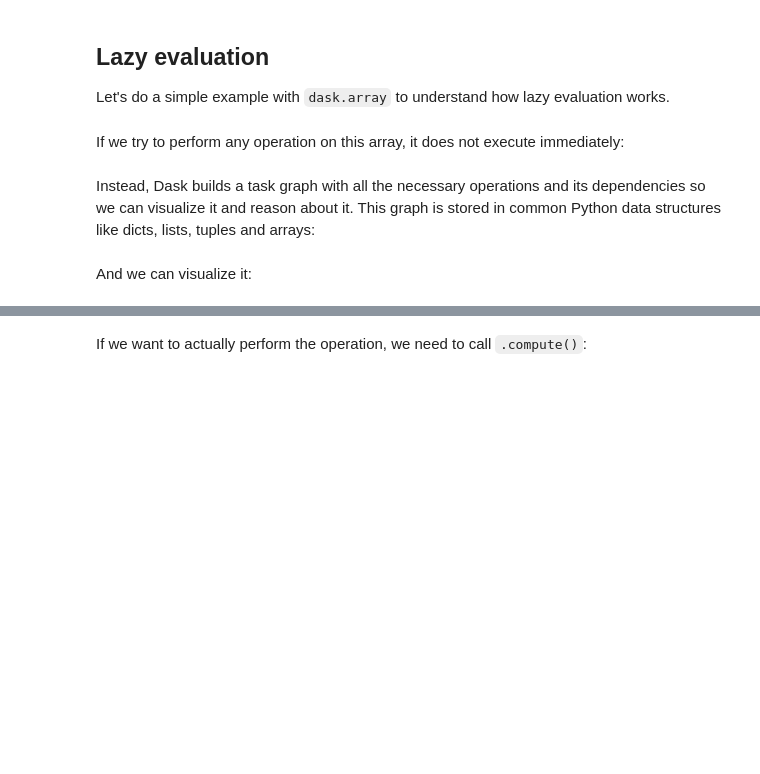
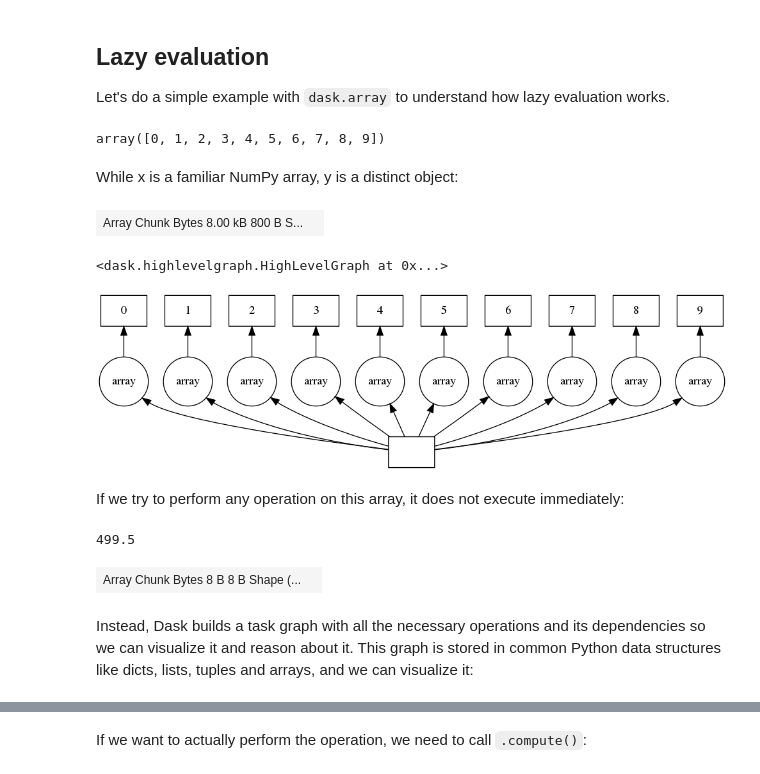
Before and after one commit to astrojuanlu/ie-mbd-advanced-python, a Jupyter notebook: sessions/extra_dask.ipynb, the cells around one changed output, grey strips where cells are left out. Cells and saved outputs as stored; diff of their text form; code cells hidden in the pictures; blank space fills up the shorter version.

Commit message:
Partial progress on Dask session

```diff
--- a/sessions/extra_dask.ipynb
+++ b/sessions/extra_dask.ipynb
@@ -60,6 +63,33 @@ Let's do a simple example with `dask.array` to understand how lazy evaluation wo
+# %%
+x = np.arange(1000)
+y = da.from_array(x, chunks=100)
+# %%
+x[:10]
+# %% [output]
+array([0, 1, 2, 3, 4, 5, 6, 7, 8, 9])
+# %% [markdown]
+While x is a familiar NumPy array, y is a distinct object:
+# %%
+y
+# %% [output]
+| Array Chunk Bytes 8.00 kB 800 B S... |  |
+# %%
+y.dask
+# %% [output]
+<dask.highlevelgraph.HighLevelGraph at 0x...>
+# %%
+y.visualize()
+# %% [output]
+[figure, added]
 # %% [markdown]
 If we try to perform any operation on this array, it does not execute immediately:
+# %%
+x.mean()
+# %% [output]
+499.5
+# %%
+y.mean()
+# %% [output]
+| Array Chunk Bytes 8 B 8 B Shape (... |  |
 # %% [markdown]
-Instead, Dask builds a task graph with all the necessary operations and its dependencies so we can visualize it and reason about it. This graph is stored in common Python data structures like dicts, lists, tuples and arrays:
+Instead, Dask builds a task graph with all the necessary operations and its dependencies so we can visualize it and reason about it. This graph is stored in common Python data structures like dicts, lists, tuples and arrays, and we can visualize it:
-# %% [markdown]
-And we can visualize it:
```
Also changed, not shown: parts of 25 cells of this notebook.
